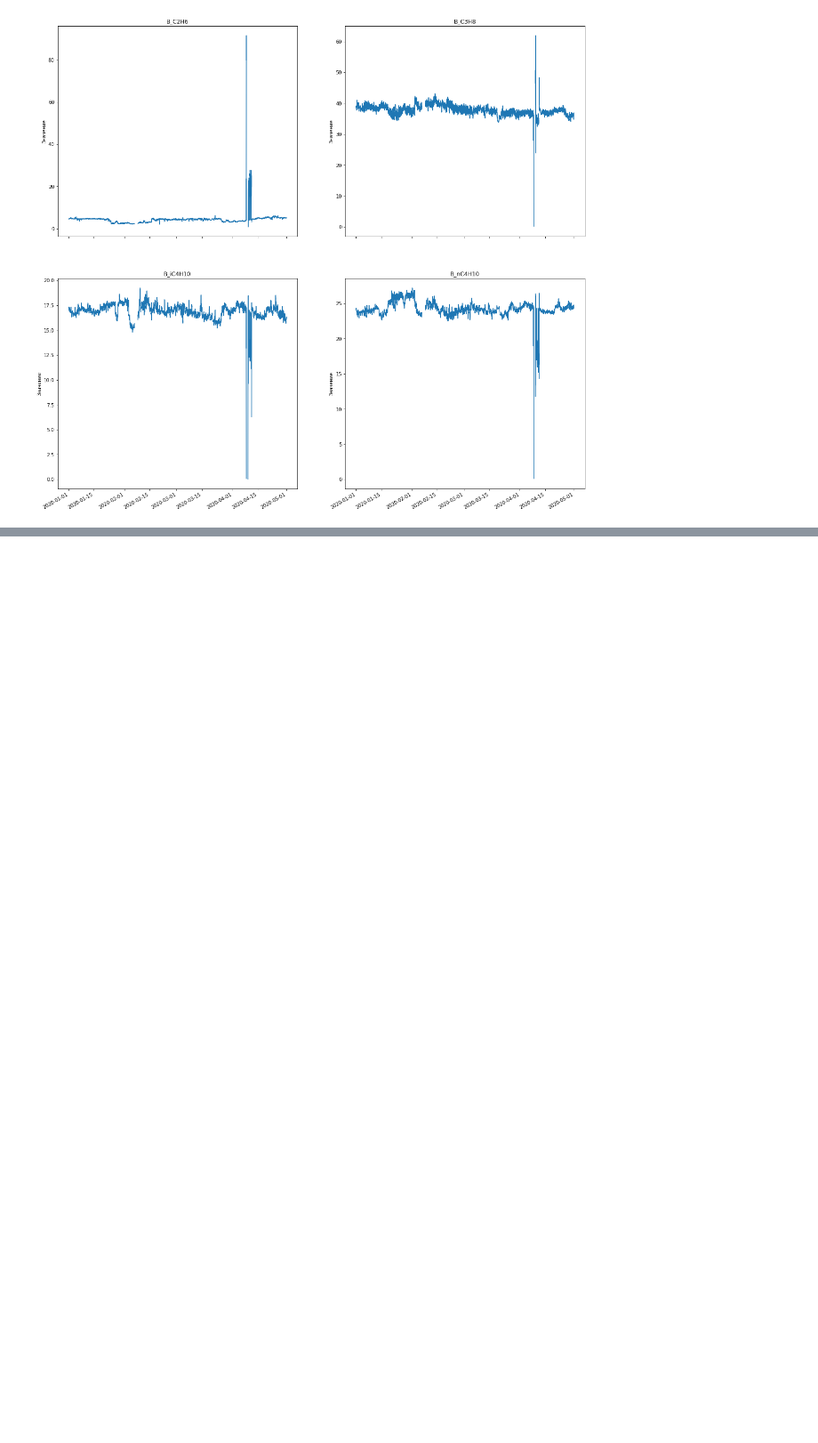
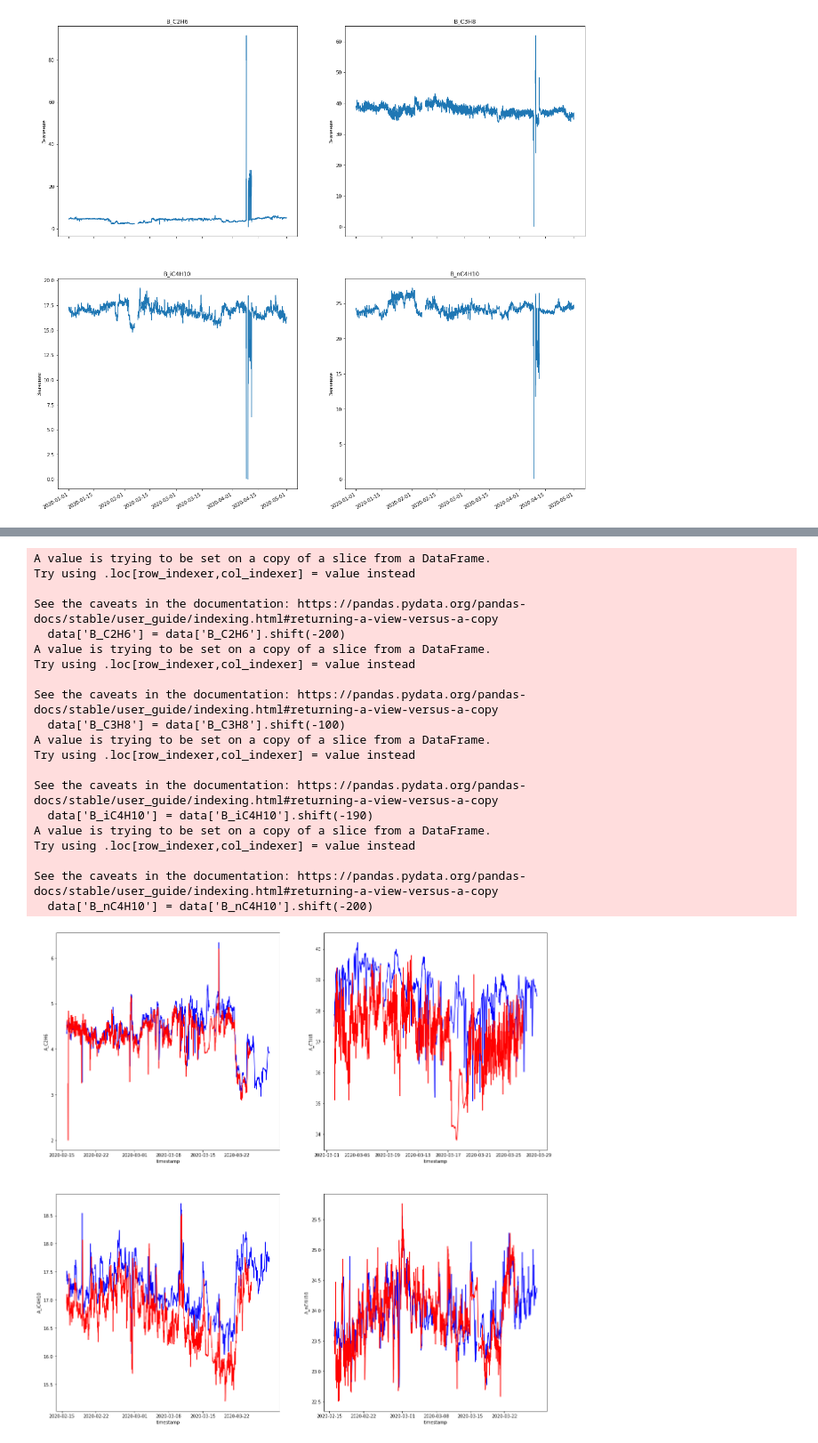
Before and after one commit to volico/sibur_2020, a Jupyter notebook: EDA.ipynb, the cells around one changed output, grey strips where cells are left out. Shown at 89% size. Saved outputs shown, nothing was run; the diff lists cells and outputs as text; code cells hidden in the pictures; blank space fills up the shorter version.

```diff
--- a/EDA.ipynb
+++ b/EDA.ipynb
@@ -270,0 +388,80 @@ train_features_dates[train_features_dates['date_previous_fact'] != train_feature
+# %%
+#C2H6
+fig, ax = plt.subplots(2, 2, figsize = (20, 20))
+_ = sns.lineplot(x = 'timestamp',
+                 y = 'A_C2H6',
+                 data = train_features[(train_features['timestamp']>= pd.to_datetime('2020-02-15 23:30:00')) &
+                                       (train_features['timestamp']<= pd.to_datetime('2020-03-28 23:30:00'))],
+                 color = 'blue', ax = ax[0][0])
+data = train_targets[(train_targets['timestamp']>= pd.to_datetime('2020-02-15 23:30:00')) &
+                                      (train_targets['timestamp']<= pd.to_datetime('2020-03-28 23:30:00'))]
+data['B_C2H6'] = data['B_C2H6'].shift(-200)
+_ = sns.lineplot(x = 'timestamp',
+                 y = 'B_C2H6',
+                 data = data,
+                 color = 'red', ax = ax[0][0])
+
+#C3H8
+_ = sns.lineplot(x = 'timestamp',
+                 y = 'A_C3H8',
+                 data = train_features[(train_features['timestamp']>= pd.to_datetime('2020-03-01 23:30:00')) &
+                                       (train_features['timestamp']<= pd.to_datetime('2020-03-28 23:30:00'))],
+                 color = 'blue', ax = ax[0][1])
+
+data = train_targets[(train_targets['timestamp']>= pd.to_datetime('2020-03-01 23:30:00')) &
+                                      (train_targets['timestamp']<= pd.to_datetime('2020-03-28 23:30:00'))]
+data['B_C3H8'] = data['B_C3H8'].shift(-100)
+_ = sns.lineplot(x = 'timestamp',
+                 y = 'B_C3H8',
+                 data = data,
+                 color = 'red', ax = ax[0][1])
+
+#iC4H10
+_ = sns.lineplot(x = 'timestamp',
+                 y = 'A_iC4H10',
+                 data = train_features[(train_features['timestamp']>= pd.to_datetime('2020-02-15 23:30:00')) &
+                                       (train_features['timestamp']<= pd.to_datetime('2020-03-28 23:30:00'))],
+                 color = 'blue', ax = ax[1][0])
+data = train_targets[(train_targets['timestamp']>= pd.to_datetime('2020-02-15 23:30:00')) &
+                                      (train_targets['timestamp']<= pd.to_datetime('2020-03-28 23:30:00'))]
+data['B_iC4H10'] = data['B_iC4H10'].shift(-190)
+_ = sns.lineplot(x = 'timestamp',
+                 y = 'B_iC4H10',
+                 data = data,
+                 color = 'red', ax = ax[1][0])
+
+#B_nC4H10
+_ = sns.lineplot(x = 'timestamp',
+                 y = 'A_nC4H10',
+                 data = train_features[(train_features['timestamp']>= pd.to_datetime('2020-02-15 23:30:00')) &
+                                       (train_features['timestamp']<= pd.to_datetime('2020-03-28 23:30:00'))],
+                 color = 'blue', ax = ax[1][1])
+data = train_targets[(train_targets['timestamp']>= pd.to_datetime('2020-02-15 23:30:00')) &
+                                      (train_targets['timestamp']<= pd.to_datetime('2020-03-28 23:30:00'))]
+data['B_nC4H10'] = data['B_nC4H10'].shift(-200)
+_ = sns.lineplot(x = 'timestamp',
+                 y = 'B_nC4H10',
+                 data = data,
+                 color = 'red', ax = ax[1][1])
+# %% [output]
+A value is trying to be set on a copy of a slice from a DataFrame.
+Try using .loc[row_indexer,col_indexer] = value instead
+
+See the caveats in the documentation: https://pandas.pydata.org/pandas-docs/stable/user_guide/indexing.html#returning-a-view-versus-a-copy
+  data['B_C2H6'] = data['B_C2H6'].shift(-200)
+A value is trying to be set on a copy of a slice from a DataFrame.
+Try using .loc[row_indexer,col_indexer] = value instead
+
+See the caveats in the documentation: https://pandas.pydata.org/pandas-docs/stable/user_guide/indexing.html#returning-a-view-versus-a-copy
+  data['B_C3H8'] = data['B_C3H8'].shift(-100)
+A value is trying to be set on a copy of a slice from a DataFrame.
+Try using .loc[row_indexer,col_indexer] = value instead
+
+See the caveats in the documentation: https://pandas.pydata.org/pandas-docs/stable/user_guide/indexing.html#returning-a-view-versus-a-copy
+  data['B_iC4H10'] = data['B_iC4H10'].shift(-190)
+A value is trying to be set on a copy of a slice from a DataFrame.
+Try using .loc[row_indexer,col_indexer] = value instead
+
+See the caveats in the documentation: https://pandas.pydata.org/pandas-docs/stable/user_guide/indexing.html#returning-a-view-versus-a-copy
+  data['B_nC4H10'] = data['B_nC4H10'].shift(-200)
+[figure, added]
```
Also changed, not shown: parts of 14 cells of this notebook, 6 other files.
